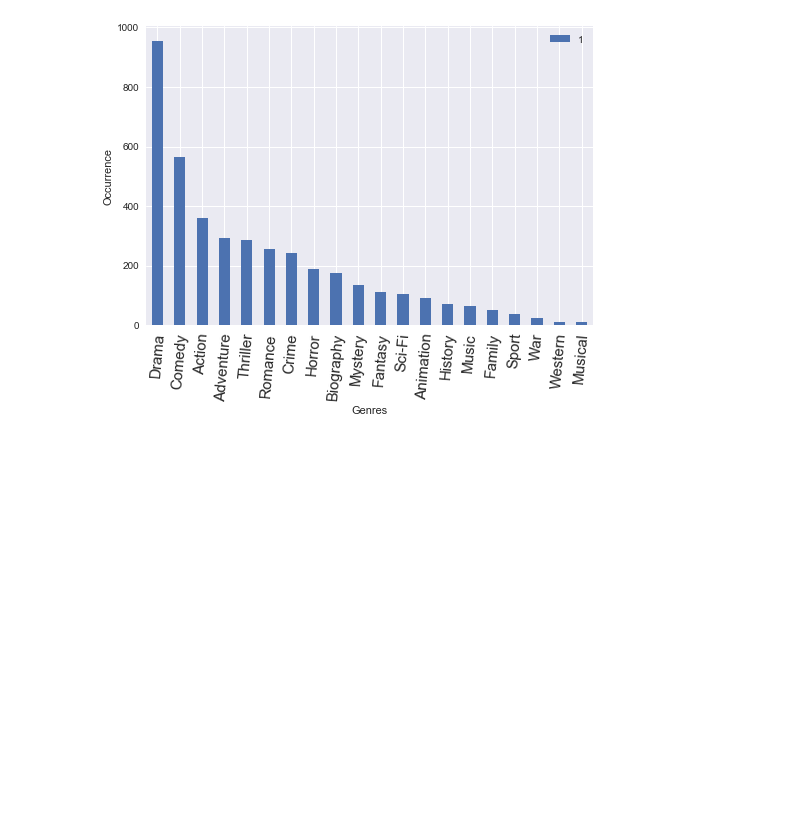
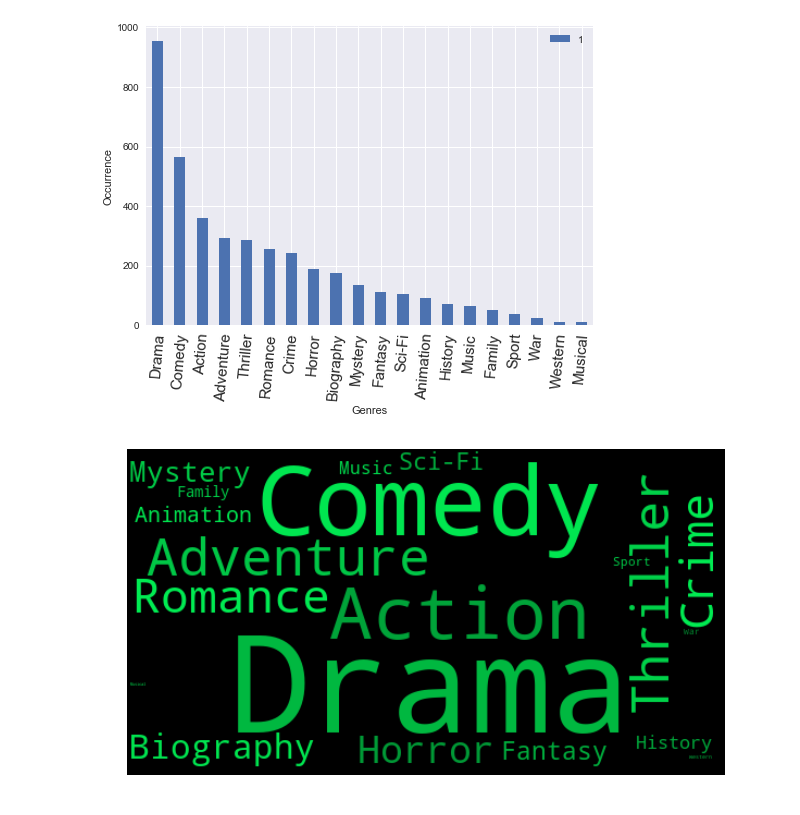
Before and after one commit to cicisongze/Movie_analysis_project, a Jupyter notebook: Data_Visualization.ipynb, the cells around one changed output. Saved outputs shown, nothing was run; the diff lists cells and outputs as text; code cells hidden in the pictures; blank space fills up the shorter version.

Commit message:
Create a word cloud
From wordcloud, import WordCloud, STOPWORDS, ImageColorGenerator to generate a word cloud for genre occurrence

```diff
--- a/Data_Visualization.ipynb
+++ b/Data_Visualization.ipynb
@@ -118,3 +135,21 @@ def random_color_func(word=None, font_size=None, position=None,
     s = int(100.0 * 255.0 / 255.0)
     l = int(100.0 * float(random_state.randint(70, 120)) / 255.0)
     return "hsl({}, {}%, {}%)".format(h, s, l)
+# %%
+###word cloud of genre occurence
+words = dict()
+trunc_occurences = genre_occurences[:]
+for s in trunc_occurences:
+    words[s[0]] = s[1]
+tone = 100 # define the color of the words
+f, ax = plt.subplots(figsize=(14, 6))
+wordcloud = WordCloud(width=550,height=300, background_color='black',
+                      max_words=1628,relative_scaling=0.7,
+                      color_func = random_color_func,
+                      normalize_plurals=False)
+wordcloud.generate_from_frequencies(words)
+plt.imshow(wordcloud, interpolation="bilinear")
+plt.axis('off')
+plt.show()
+# %% [output]
+[figure, added]
```
Also changed, not shown: parts of 2 cells of this notebook.
